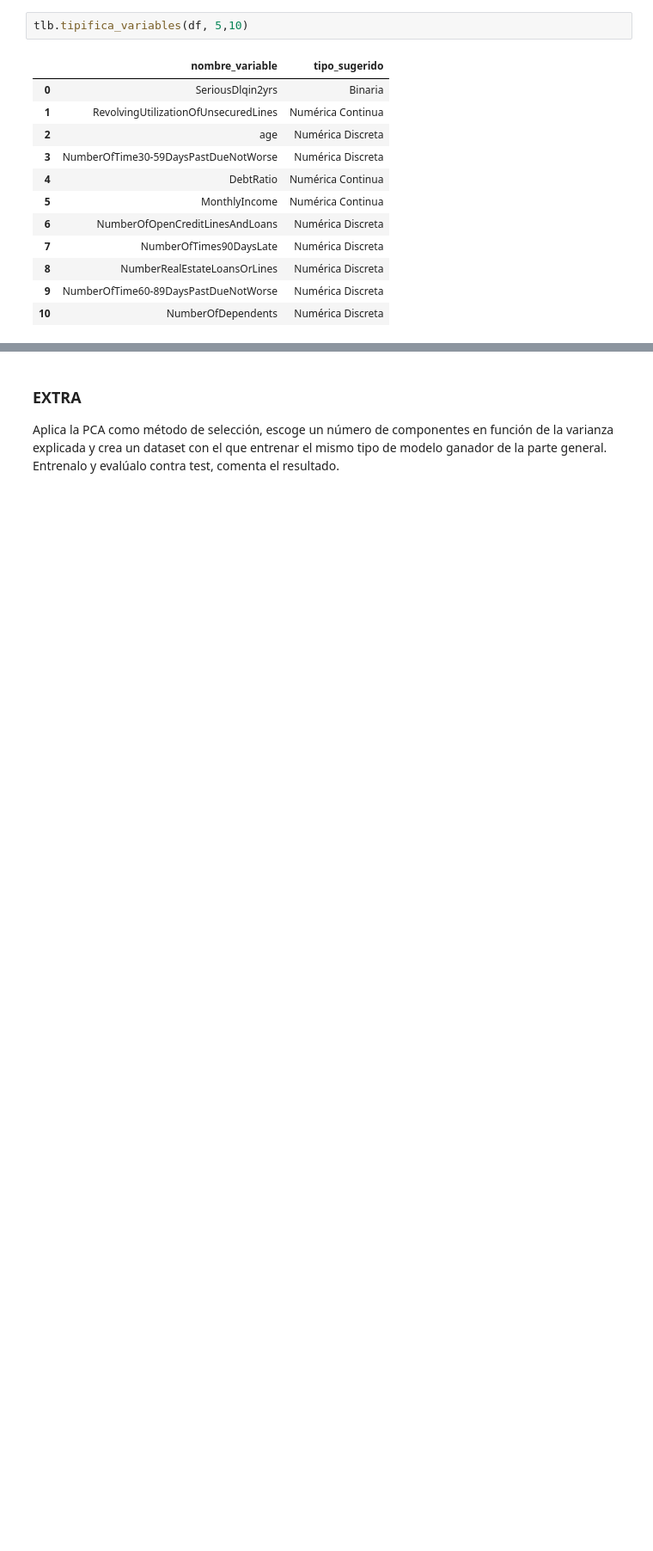
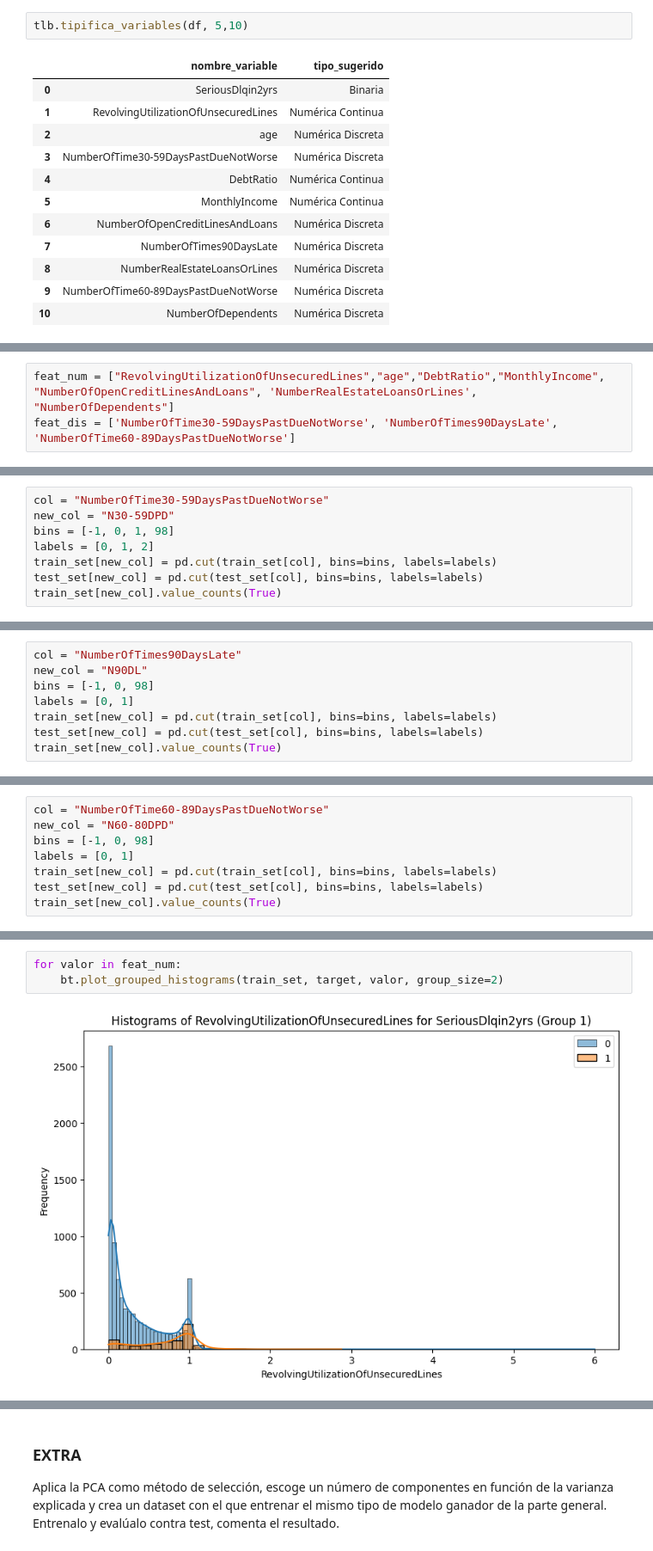
Before and after one commit to PIPM2001/DS_Online_Feb24_Exercises, a Jupyter notebook: 04_Machine_Learning/Sprint_16/Unidad_02/Practica_Obligatoria/18_Practica_Obligatoria_Seleccion_Features.ipynb, the cells around one changed output, grey strips where cells are left out. Shown at 86% size. Cells and saved outputs as stored; diff of their text form; blank space fills up the shorter version.

```diff
--- a/04_Machine_Learning/Sprint_16/Unidad_02/Practica_Obligatoria/18_Practica_Obligatoria_Seleccion_Features.ipynb
+++ b/04_Machine_Learning/Sprint_16/Unidad_02/Practica_Obligatoria/18_Practica_Obligatoria_Seleccion_Features.ipynb
@@ -167,0 +169,3 @@ Name: count, dtype: int64
+# %%
+feat_num = ["RevolvingUtilizationOfUnsecuredLines","age","DebtRatio","MonthlyIncome", "NumberOfOpenCreditLinesAndLoans", 'NumberRealEstateLoansOrLines', "NumberOfDependents"]
+feat_dis = ['NumberOfTime30-59DaysPastDueNotWorse', 'NumberOfTimes90DaysLate', 'NumberOfTime60-89DaysPastDueNotWorse']
@@ -167,0 +187,8 @@ Name: count, dtype: int64
+# %%
+col = "NumberOfTime30-59DaysPastDueNotWorse"
+new_col = "N30-59DPD"
+bins = [-1, 0, 1, 98]
+labels = [0, 1, 2]
+train_set[new_col] = pd.cut(train_set[col], bins=bins, labels=labels)
+test_set[new_col] = pd.cut(test_set[col], bins=bins, labels=labels)
+train_set[new_col].value_counts(True)
@@ -196,0 +218,8 @@ Name: count, dtype: int64
+# %%
+col = "NumberOfTimes90DaysLate"
+new_col = "N90DL"
+bins = [-1, 0, 98]
+labels = [0, 1]
+train_set[new_col] = pd.cut(train_set[col], bins=bins, labels=labels)
+test_set[new_col] = pd.cut(test_set[col], bins=bins, labels=labels)
+train_set[new_col].value_counts(True)
@@ -196,0 +244,8 @@ Name: count, dtype: int64
+# %%
+col = "NumberOfTime60-89DaysPastDueNotWorse"
+new_col = "N60-80DPD"
+bins = [-1, 0, 98]
+labels = [0, 1]
+train_set[new_col] = pd.cut(train_set[col], bins=bins, labels=labels)
+test_set[new_col] = pd.cut(test_set[col], bins=bins, labels=labels)
+train_set[new_col].value_counts(True)
@@ -196,0 +261,5 @@ Name: count, dtype: int64
+# %%
+for valor in feat_num:
+    bt.plot_grouped_histograms(train_set, target, valor, group_size=2)
+# %% [output]
+[figure, added]
```
Also changed, not shown: parts of 57 cells of this notebook.
